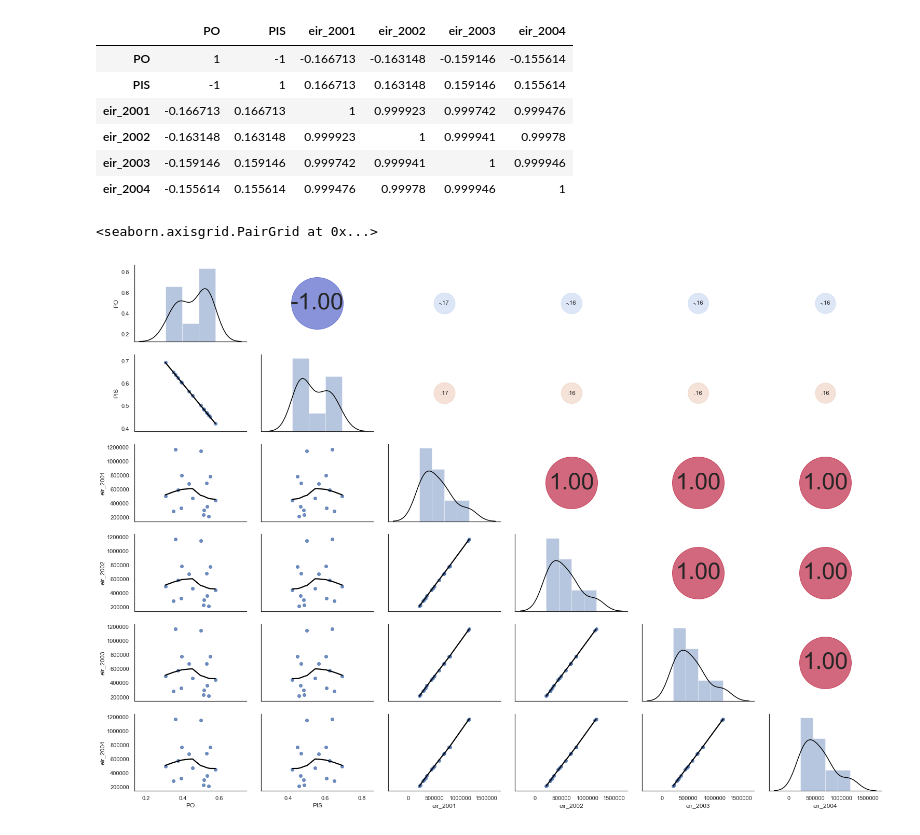
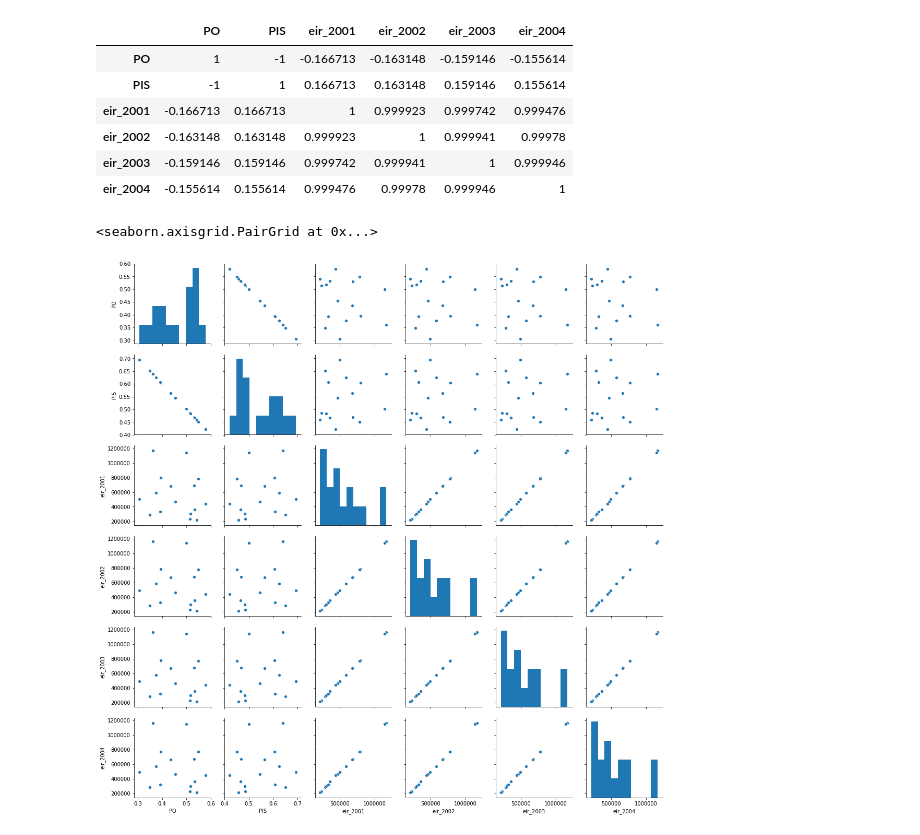
Before and after one commit to MarBry111/Forecast_Election_Poland, a Jupyter notebook: Vojevodztwa.ipynb, the cells around one changed output. Saved outputs shown, nothing was run; the diff lists cells and outputs as text; code cells hidden in the pictures.

```diff
--- a/Vojevodztwa.ipynb
+++ b/Vojevodztwa.ipynb
@@ -76,6 +183,9 @@ emeryci_i_rencisci_2005
 | 16 | MAZOWIECKIE | 1169706.0 | 1162884.0 | 1161704.0 | 1166887.0 |
 # %%
 wyniki_2005 = pd.read_csv("wyniki_wyborow/"+"2005_O"+".csv")
+col = wyniki_2005.columns.values.tolist()
+col[0] = 'jednostka'
+wyniki_2005.columns = col
 wyniki_2005['jednostka'] = [ w.replace('O_', '') for w in wyniki_2005['jednostka'] ]
 wyniki_2005 = wyniki_2005.fillna(0)
 wyniki_2005['PIS'] = wyniki_2005['Komitet Wyborczy Prawo i Sprawiedliwość']/(wyniki_2005['Komitet Wyborczy Prawo i Sprawiedliwość']+wyniki_2005['Komitet Wyborczy Platforma Obywatelska RP'])
@@ -158,24 +268,8 @@ corr.style.background_gradient(cmap='coolwarm')
 | eir_2002 | -0.163148 | 0.163148 | 0.999923 | 1 | 0.999941 | 0.99978 |
 | eir_2003 | -0.159146 | 0.159146 | 0.999742 | 0.999941 | 1 | 0.999946 |
 | eir_2004 | -0.155614 | 0.155614 | 0.999476 | 0.99978 | 0.999946 | 1 |
-# %%
-def corrdot(*args, **kwargs):
-    corr_r = args[0].corr(args[1], 'pearson')
-    corr_text = f"{corr_r:2.2f}".replace("0.", ".")
-    ax = plt.gca()
-    ax.set_axis_off()
-    marker_size = abs(corr_r) * 10000
-    ax.scatter([.5], [.5], marker_size, [corr_r], alpha=0.6, cmap="coolwarm",
-               vmin=-1, vmax=1, transform=ax.transAxes)
-    font_size = abs(corr_r) * 40 + 5
-    ax.annotate(corr_text, [.5, .5,],  xycoords="axes fraction",
-                ha='center', va='center', fontsize=font_size)
-
-sns.set(style='white', font_scale=1)
-g = sns.PairGrid(wyn_05_eir, aspect=1.4, diag_sharey=False)
-g.map_lower(sns.regplot, lowess=True, ci=False, line_kws={'color': 'black'})
-g.map_diag(sns.distplot, kde_kws={'color': 'black'})
-g.map_upper(corrdot)
-# %% [output]
-<seaborn.axisgrid.PairGrid at 0x...>
-[figure, removed]
+# %%
+sns.pairplot(wyn_05_eir)
+# %% [output]
+<seaborn.axisgrid.PairGrid at 0x...>
+[figure, added]
```
Also changed, not shown: parts of 7 cells of this notebook, 1 other file.
